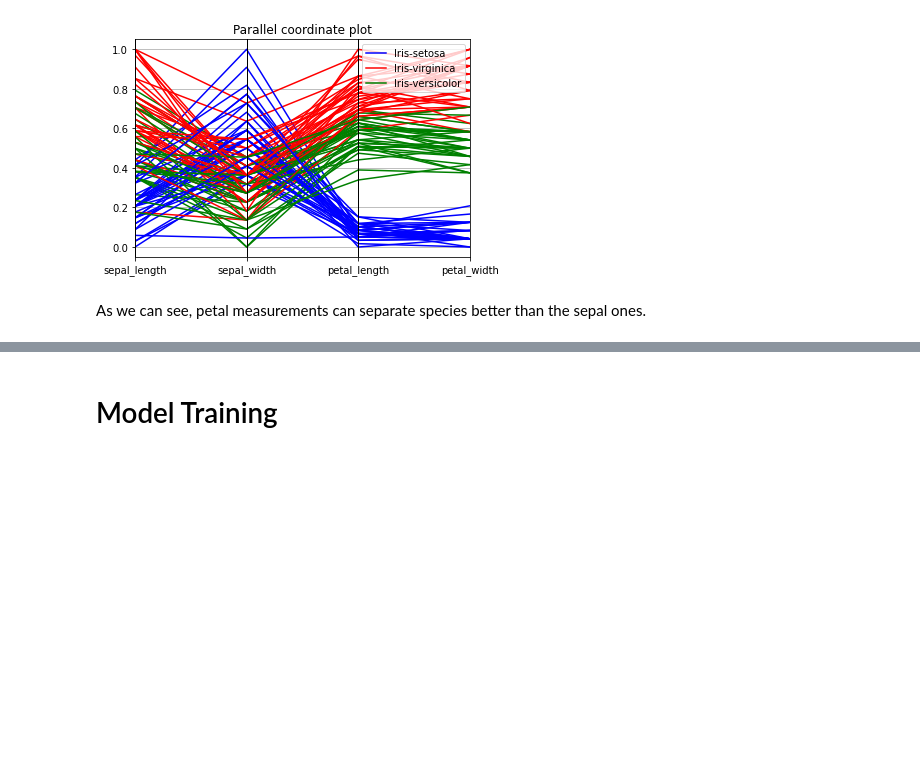
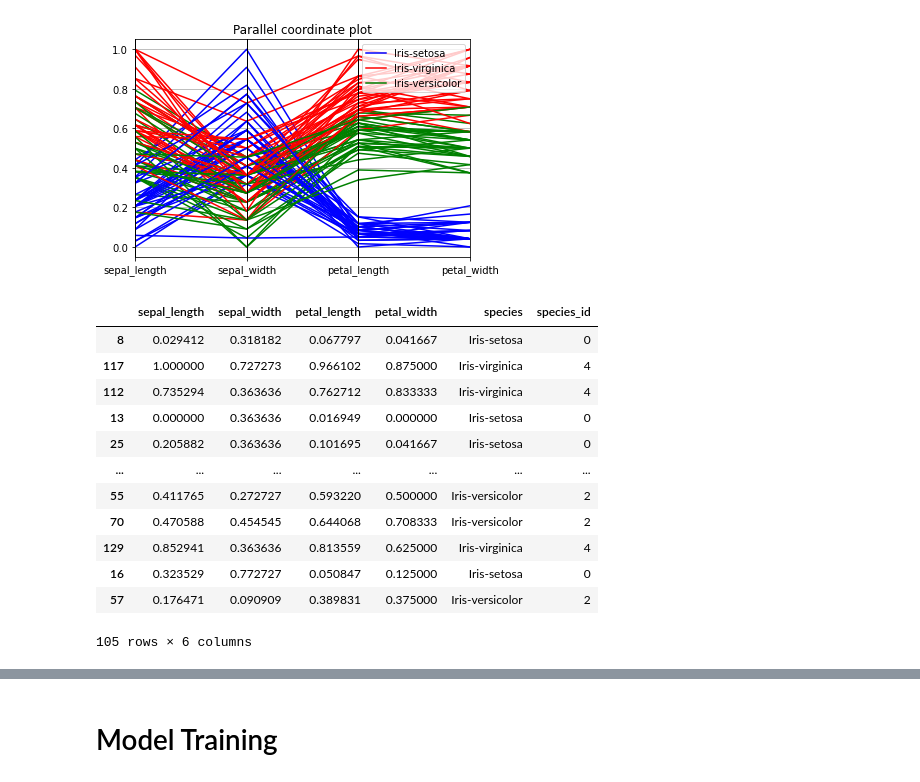
Before and after one commit to GDSC-MITADT-Hacktoberfest2021/Hacktoberfest2021, a Jupyter notebook: MLProjects/IrisClassifier/IrisClassifier.ipynb, the cells around one changed output, grey strips where cells are left out. Drawn from its saved outputs; the diff is of its cells as text; code cells hidden in the pictures; blank space fills up the shorter version.

```diff
--- a/MLProjects/IrisClassifier/IrisClassifier.ipynb
+++ b/MLProjects/IrisClassifier/IrisClassifier.ipynb
@@ -144,5 +150,22 @@ plt.title("Parallel coordinate plot")
 # %% [output]
 Text(0.5, 1.0, 'Parallel coordinate plot')
 [figure]
-# %% [markdown]
-As we can see, petal measurements can separate species better than the sepal ones.
+# %%
+# adding extra column for the training data to classify the colors
+train['species_id'] = pd.Series(target)
+train["species_id"].replace({"Iris-setosa": 0, "Iris-versicolor": 2, "Iris-virginica": 4}, inplace=True)
+train
+# %% [output]
+|  | sepal_length | sepal_width | petal_length | petal_width | species | species_id |
+| 8 | 0.029412 | 0.318182 | 0.067797 | 0.041667 | Iris-setosa | 0 |
+| 117 | 1.000000 | 0.727273 | 0.966102 | 0.875000 | Iris-virginica | 4 |
+| 112 | 0.735294 | 0.363636 | 0.762712 | 0.833333 | Iris-virginica | 4 |
+| 13 | 0.000000 | 0.363636 | 0.016949 | 0.000000 | Iris-setosa | 0 |
+| 25 | 0.205882 | 0.363636 | 0.101695 | 0.041667 | Iris-setosa | 0 |
+| ... | ... | ... | ... | ... | ... | ... |
+| 55 | 0.411765 | 0.272727 | 0.593220 | 0.500000 | Iris-versicolor | 2 |
+| 70 | 0.470588 | 0.454545 | 0.644068 | 0.708333 | Iris-versicolor | 2 |
+| 129 | 0.852941 | 0.363636 | 0.813559 | 0.625000 | Iris-virginica | 4 |
+| 16 | 0.323529 | 0.772727 | 0.050847 | 0.125000 | Iris-setosa | 0 |
+| 57 | 0.176471 | 0.090909 | 0.389831 | 0.375000 | Iris-versicolor | 2 |
+105 rows × 6 columns
```
Also changed, not shown: parts of 11 cells of this notebook, 1 other file.
